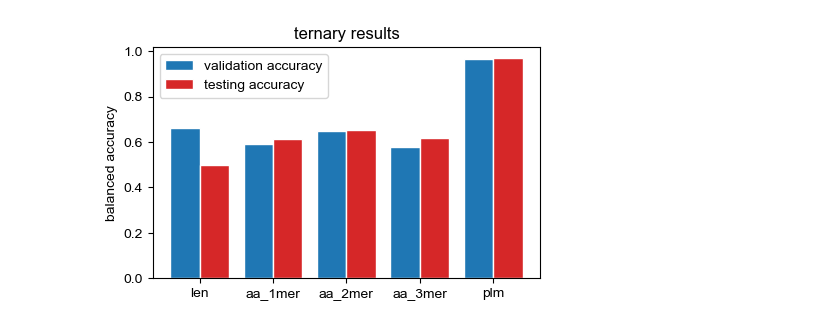
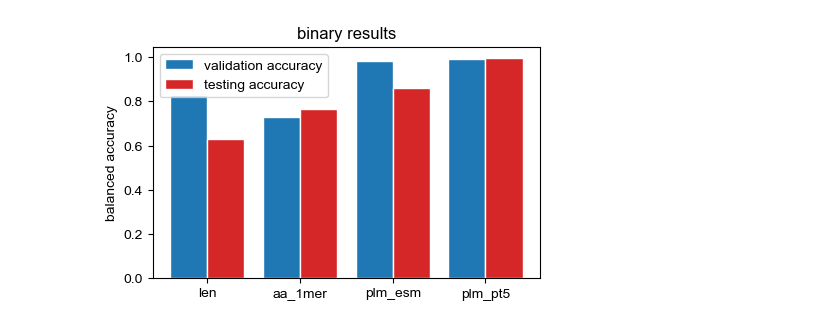
Before and after one commit to pipparichter/selenobot, a Jupyter notebook: notebooks/test.ipynb, the cells around one changed output. Drawn from its saved outputs; the diff is of its cells as text; code cells hidden in the pictures.

```diff
--- a/notebooks/test.ipynb
+++ b/notebooks/test.ipynb
@@ -17,39 +17,37 @@ from tqdm import tqdm
 %load_ext autoreload
 %autoreload 2
 # %%
-types = ['len', 'aa_1mer', 'aa_2mer', 'aa_3mer', 'plm']
+feature_types = ['len', 'aa_1mer', 'plm_esm', 'plm_pt5']
 
-test_pred_df = pd.read_csv('../data/results/test.predict.csv', index_col=0)
-val_pred_df = pd.read_csv('../data/results/val.predict.csv', index_col=0)
+preds = dict()
+
+test_results_df = pd.read_csv('../data/results/test.predict.csv', index_col=0)
+val_results_df = pd.read_csv('../data/results/val.predict.csv', index_col=0)
 # %%
-model_type = 'ternary'
-
 fig, ax = plt.subplots(figsize=(5, 3))
 
 positions = np.arange(len(types)) + 1
 
 val_accs, test_accs = [], []
 
-for type_ in types:
-    results_df = ternary_results[type_]
-    test_results_df = results_df[results_df.file_name == 'test.h5']
-    val_results_df = results_df[results_df.file_name == 'val.h5']
+for feature_type in feature_types:
+    col = f'binary_model_{feature_type}_prediction'
 
-    val_acc = balanced_accuracy_score(val_results_df.label.values, val_results_df.prediction.values)
-    test_acc = balanced_accuracy_score(test_results_df.label.values, test_results_df.prediction.values)
+    val_acc = balanced_accuracy_score(val_results_df.label.values, val_results_df[col].values)
+    test_acc = balanced_accuracy_score(test_results_df.label.values, test_results_df[col].values)
     val_accs.append(val_acc)
     test_accs.append(test_acc)
 
 bar_width = 0.4
 ax.set_xticks(positions + 0.5 * bar_width, labels=types)
-ax.set_title(f'{model_type} results')
+ax.set_title(f'binary results')
 ax.set_ylabel('balanced accuracy')
 
 ax.bar(positions, val_accs, width=bar_width, color='tab:blue', edgecolor='white')
 ax.bar(positions + bar_width, test_accs, width=bar_width, color='tab:red', edgecolor='white')
 
 ax.legend(['validation accuracy', 'testing accuracy'])
 
 plt.show()
 # %% [output]
-[figure, old version]
+[figure, new version]
```
Also changed, not shown: 5 other files.
